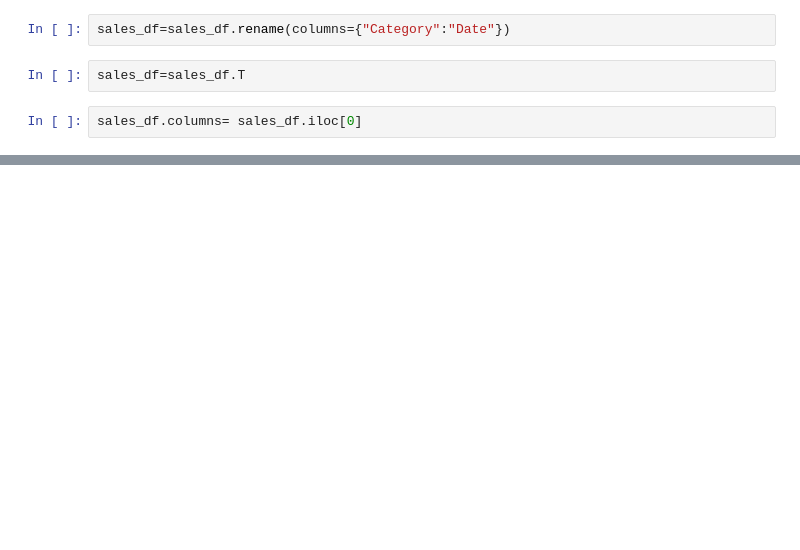
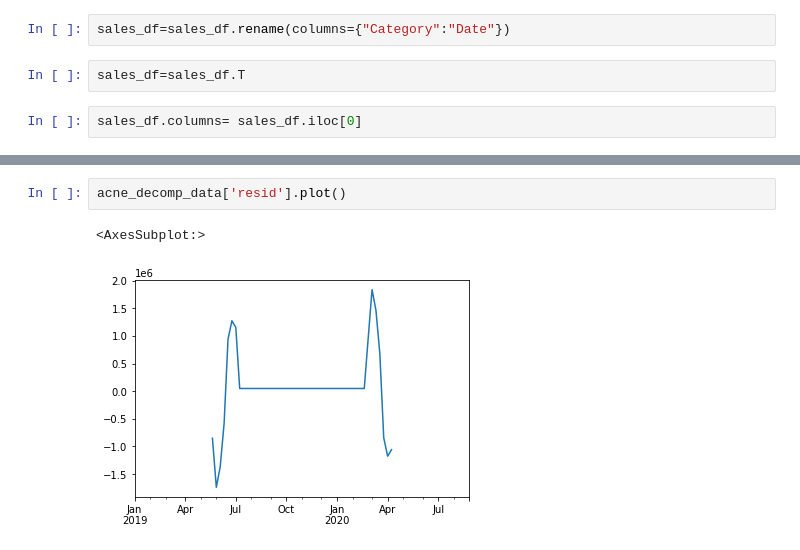
Before and after one commit to BenMcCright/Project_2, a Jupyter notebook: Notebook/Proj_2_draft.ipynb, the cells around one changed output, grey strips where cells are left out. Cells and saved outputs as stored; diff of their text form; blank space fills up the shorter version.

```diff
--- a/Notebook/Proj_2_draft.ipynb
+++ b/Notebook/Proj_2_draft.ipynb
@@ -96,0 +80,5 @@ baby_df.plot()
+# %%
+acne_decomp_data['resid'].plot()
+# %% [output]
+<AxesSubplot:>
+[figure, added]
```
Also changed, not shown: parts of 89 cells of this notebook.
